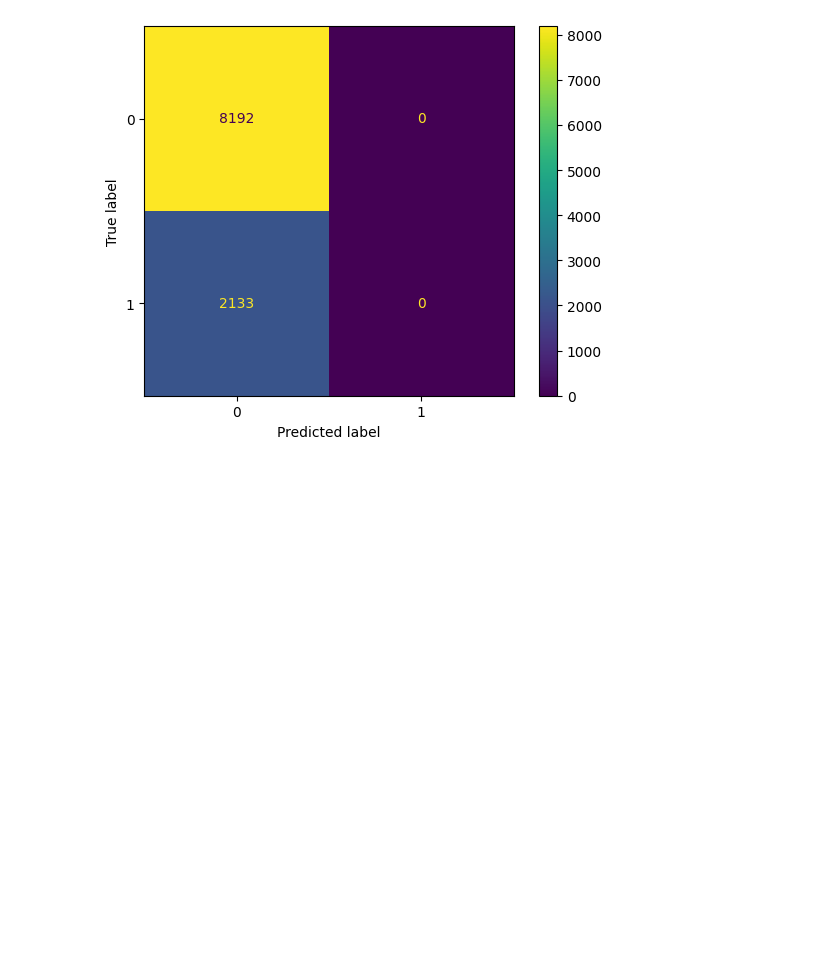
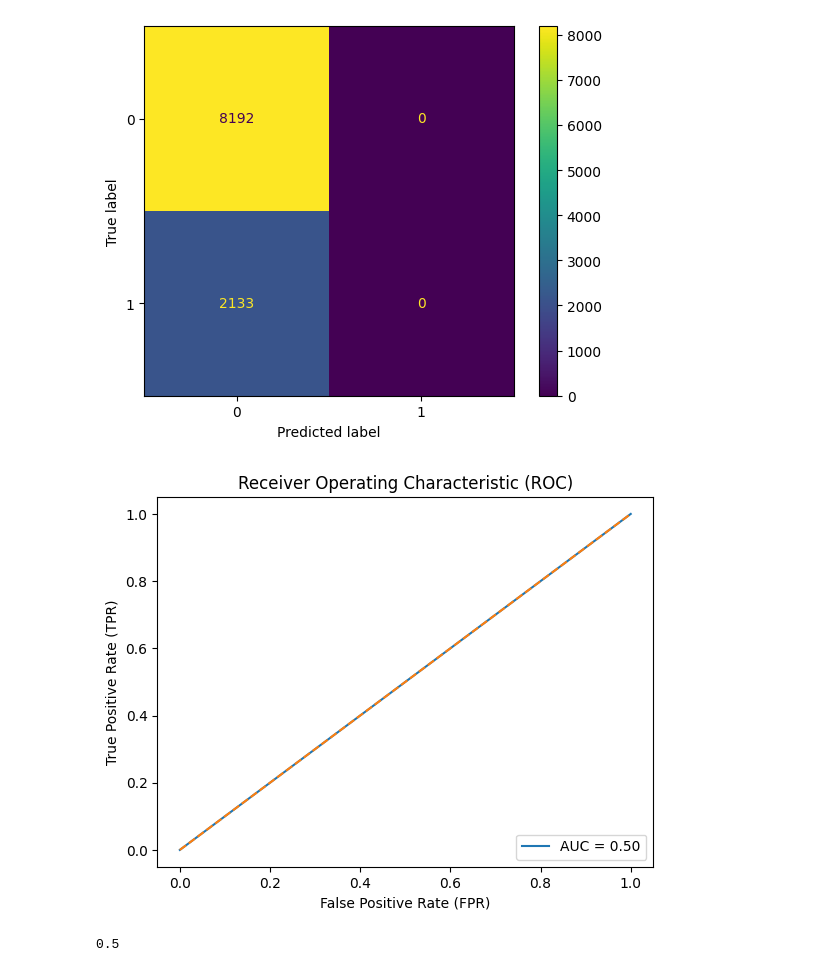
Before and after one commit to Junjie999/STATS503gogogo, a Jupyter notebook: Notebooks/Model_yy.ipynb, the cells around one changed output. Saved outputs shown, nothing was run; the diff lists cells and outputs as text; code cells hidden in the pictures; blank space fills up the shorter version.

```diff
--- a/Notebooks/Model_yy.ipynb
+++ b/Notebooks/Model_yy.ipynb
@@ -397,3 +427,8 @@ weighted avg       0.63      0.79      0.70     10325
 Accuracy Score:
 0.7934140435835351
 [figure]
+# %%
+auc_related(y_test, y_mlp_pred)
+# %% [output]
+[figure, added]
+0.5
```
Also changed, not shown: parts of 6 cells of this notebook.
